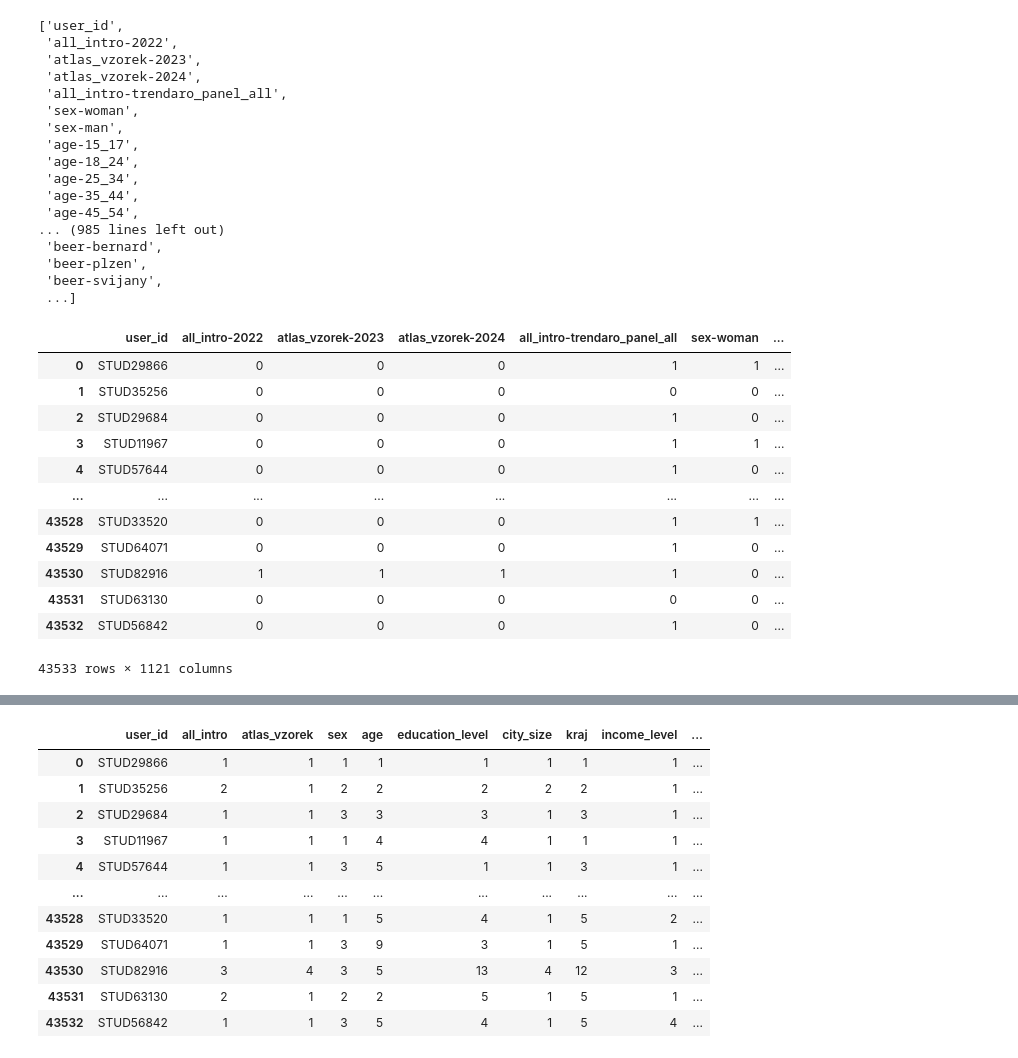
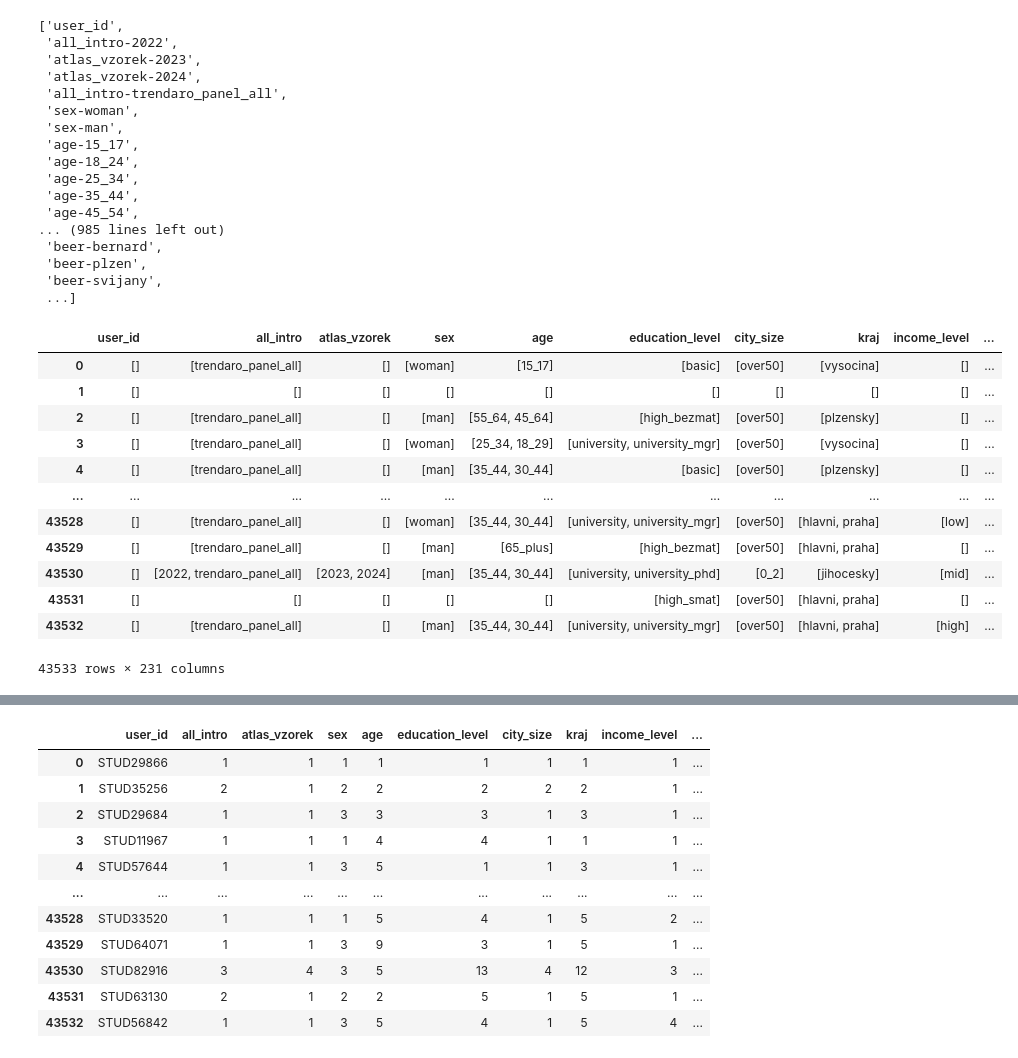
Before and after one commit to vuva00/DP-DataEight, a Jupyter notebook: sandbox/modeling_filip.ipynb, the cells around one changed output, grey strips where cells are left out. Cells and saved outputs as stored; diff of their text form; code cells hidden in the pictures.

```diff
--- a/sandbox/modeling_filip.ipynb
+++ b/sandbox/modeling_filip.ipynb
@@ -61,22 +53,6 @@ list(df_atlas.columns)
  'beer-plzen',
  'beer-svijany',
  ...]
-# %%
-df_atlas
-# %% [output]
-|  | user_id | all_intro-2022 | atlas_vzorek-2023 | atlas_vzorek-2024 | all_intro-trendaro_panel_all | sex-woman | ... |
-| 0 | STUD29866 | 0 | 0 | 0 | 1 | 1 | ... |
-| 1 | STUD35256 | 0 | 0 | 0 | 0 | 0 | ... |
-| 2 | STUD29684 | 0 | 0 | 0 | 1 | 0 | ... |
-| 3 | STUD11967 | 0 | 0 | 0 | 1 | 1 | ... |
-| 4 | STUD57644 | 0 | 0 | 0 | 1 | 0 | ... |
-| ... | ... | ... | ... | ... | ... | ... | ... |
-| 43528 | STUD33520 | 0 | 0 | 0 | 1 | 1 | ... |
-| 43529 | STUD64071 | 0 | 0 | 0 | 1 | 0 | ... |
-| 43530 | STUD82916 | 1 | 1 | 1 | 1 | 0 | ... |
-| 43531 | STUD63130 | 0 | 0 | 0 | 0 | 0 | ... |
-| 43532 | STUD56842 | 0 | 0 | 0 | 1 | 0 | ... |
-43533 rows × 1121 columns
 # %%
 from collections import defaultdict
 
@@ -97,3 +73,19 @@ for _, row in df_atlas.iterrows():
     structured_data.append(entry)
 # %%
 df_test = pd.DataFrame(structured_data)
+# %%
+df_test
+# %% [output]
+|  | user_id | all_intro | atlas_vzorek | sex | age | education_level | city_size | kraj | income_level | ... |
+| 0 | [] | [trendaro_panel_all] | [] | [woman] | [15_17] | [basic] | [over50] | [vysocina] | [] | ... |
+| 1 | [] | [] | [] | [] | [] | [] | [] | [] | [] | ... |
+| 2 | [] | [trendaro_panel_all] | [] | [man] | [55_64, 45_64] | [high_bezmat] | [over50] | [plzensky] | [] | ... |
+| 3 | [] | [trendaro_panel_all] | [] | [woman] | [25_34, 18_29] | [university, university_mgr] | [over50] | [vysocina] | [] | ... |
+| 4 | [] | [trendaro_panel_all] | [] | [man] | [35_44, 30_44] | [basic] | [over50] | [plzensky] | [] | ... |
+| ... | ... | ... | ... | ... | ... | ... | ... | ... | ... | ... |
+| 43528 | [] | [trendaro_panel_all] | [] | [woman] | [35_44, 30_44] | [university, university_mgr] | [over50] | [hlavni, praha] | [low] | ... |
+| 43529 | [] | [trendaro_panel_all] | [] | [man] | [65_plus] | [high_bezmat] | [over50] | [hlavni, praha] | [] | ... |
+| 43530 | [] | [2022, trendaro_panel_all] | [2023, 2024] | [man] | [35_44, 30_44] | [university, university_phd] | [0_2] | [jihocesky] | [mid] | ... |
+| 43531 | [] | [] | [] | [] | [] | [high_smat] | [over50] | [hlavni, praha] | [] | ... |
+| 43532 | [] | [trendaro_panel_all] | [] | [man] | [35_44, 30_44] | [university, university_mgr] | [over50] | [hlavni, praha] | [high] | ... |
+43533 rows × 231 columns
```
Also changed, not shown: parts of 14 cells of this notebook, 2 other files.
